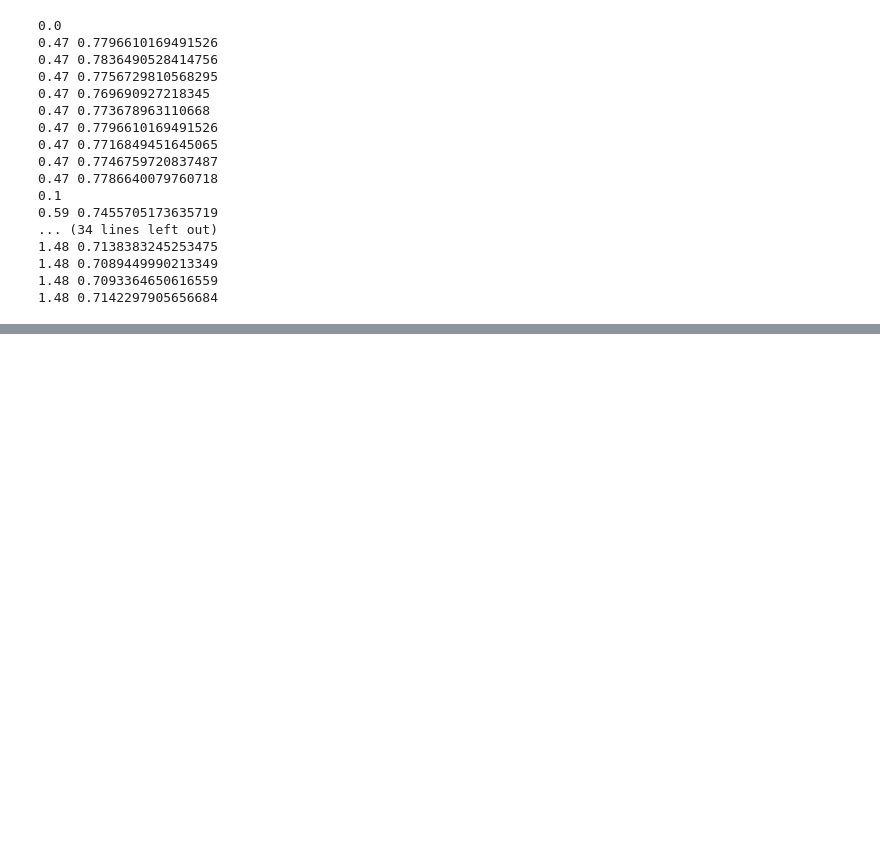
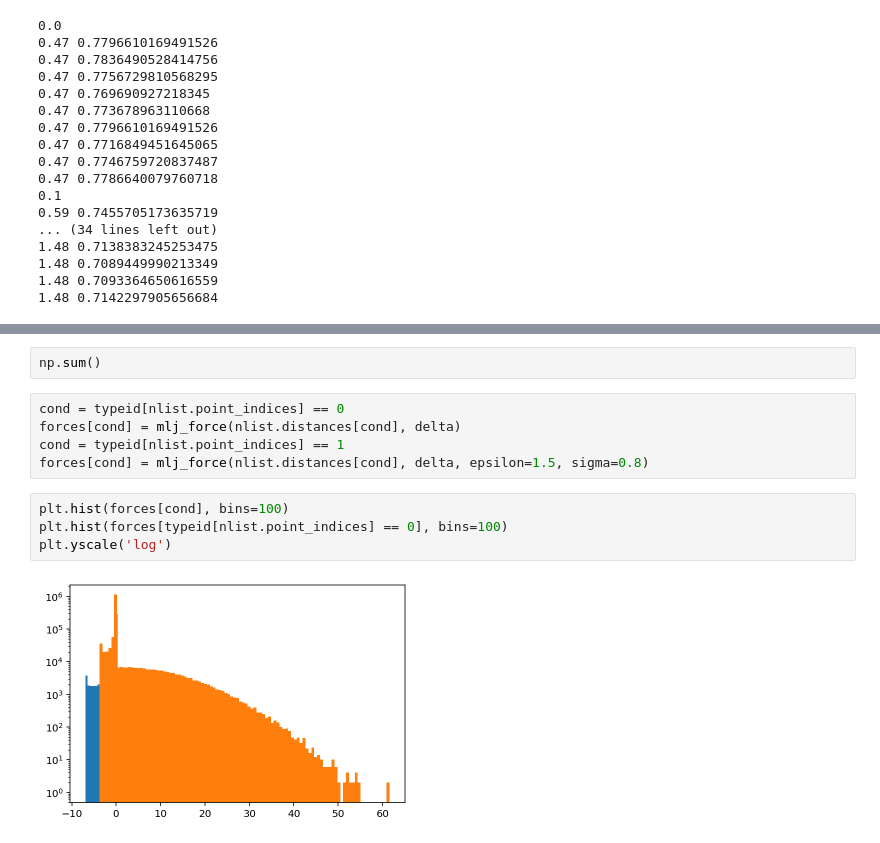
Before and after one commit to ianrgraham/monk, a Jupyter notebook: workflows/sc-states/mlj-production/102522-mlj-supplementary.ipynb, the cells around one changed output, grey strips where cells are left out. Cells and saved outputs as stored; diff of their text form; blank space fills up the shorter version.

```diff
--- a/workflows/sc-states/mlj-production/102522-mlj-supplementary.ipynb
+++ b/workflows/sc-states/mlj-production/102522-mlj-supplementary.ipynb
@@ -167,0 +338,13 @@ for delta, jobs_iter in project.find_jobs(None, {"_CRYSTAL": {"$exists": False}}
+# %%
+np.sum()
+# %%
+cond = typeid[nlist.point_indices] == 0
+forces[cond] = mlj_force(nlist.distances[cond], delta)
+cond = typeid[nlist.point_indices] == 1
+forces[cond] = mlj_force(nlist.distances[cond], delta, epsilon=1.5, sigma=0.8)
+# %%
+plt.hist(forces[cond], bins=100)
+plt.hist(forces[typeid[nlist.point_indices] == 0], bins=100)
+plt.yscale('log')
+# %% [output]
+[figure, added]
```
Also changed, not shown: parts of 8 cells of this notebook, 2 other files.
